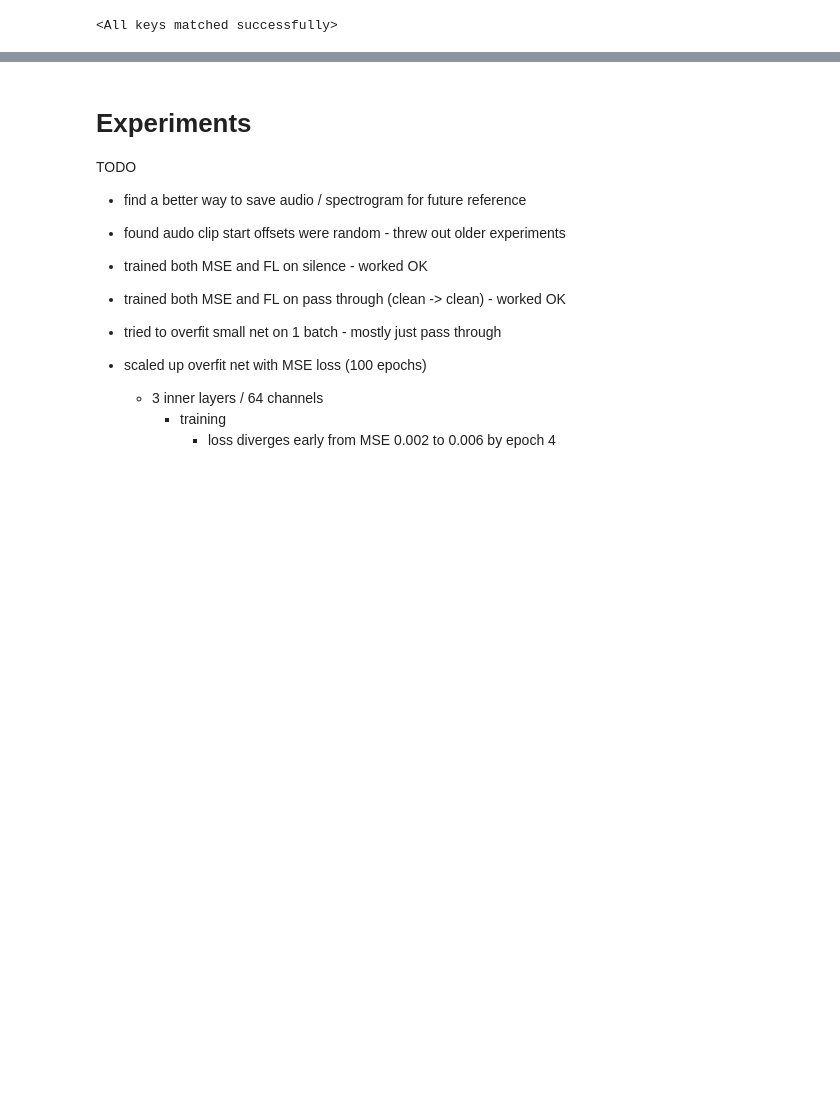
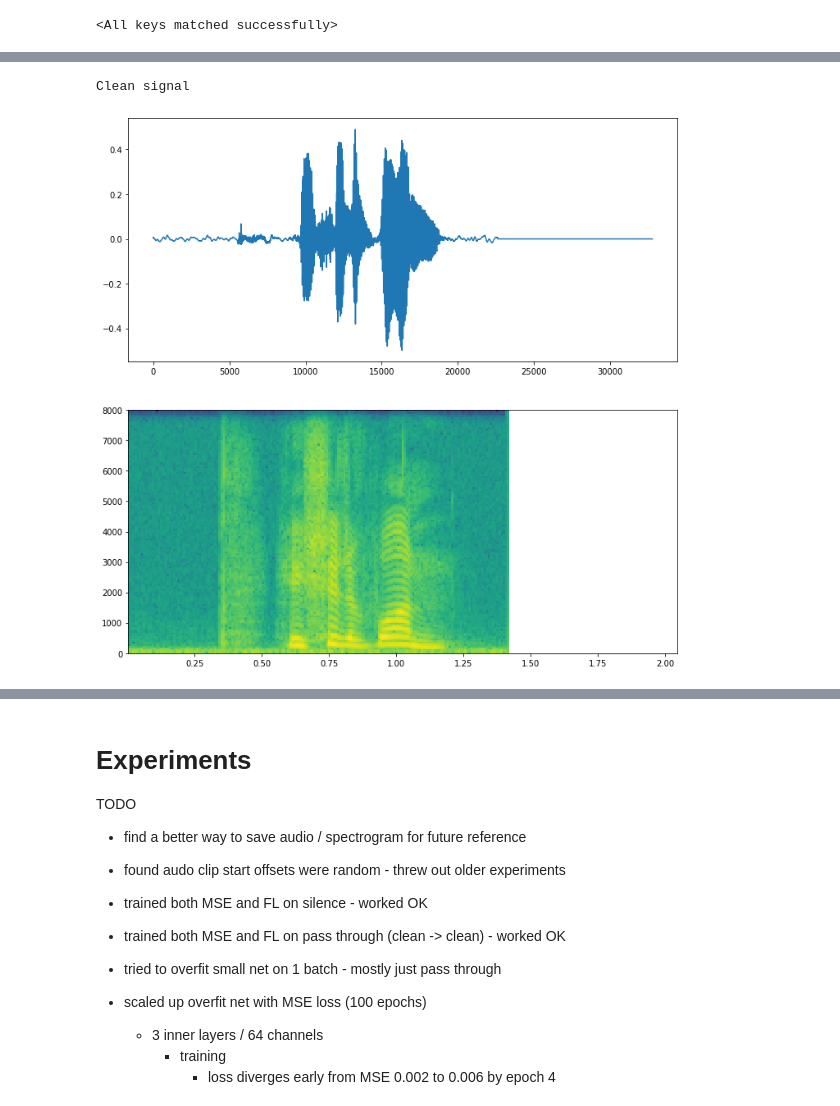
Before and after one commit to MattSegal/speech-enhancement, a Jupyter notebook: notebooks/speech-enhancment.ipynb, the cells around one changed output, grey strips where cells are left out. Cells and saved outputs as stored; diff of their text form; code cells hidden in the pictures; blank space fills up the shorter version.

```diff
--- a/notebooks/speech-enhancment.ipynb
+++ b/notebooks/speech-enhancment.ipynb
@@ -83,3 +84,6 @@ Predicted clean signal
 [interactive output not drawn]
 # %%
-# visualize_results(clean_arr, 'Clean signal')
+visualize_results(clean_arr, 'Clean signal')
+# %% [output]
+Clean signal
+[figure, added]
```
Also changed, not shown: parts of 6 cells of this notebook, 6 other files.
